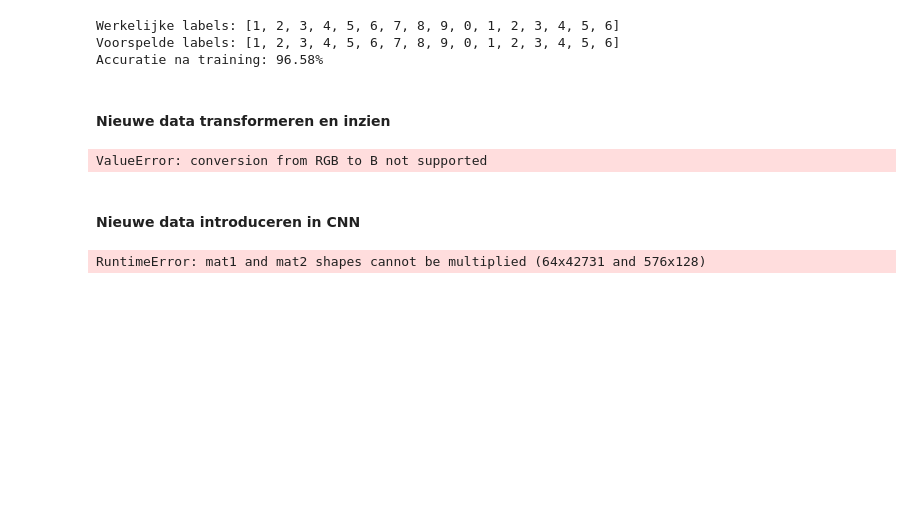
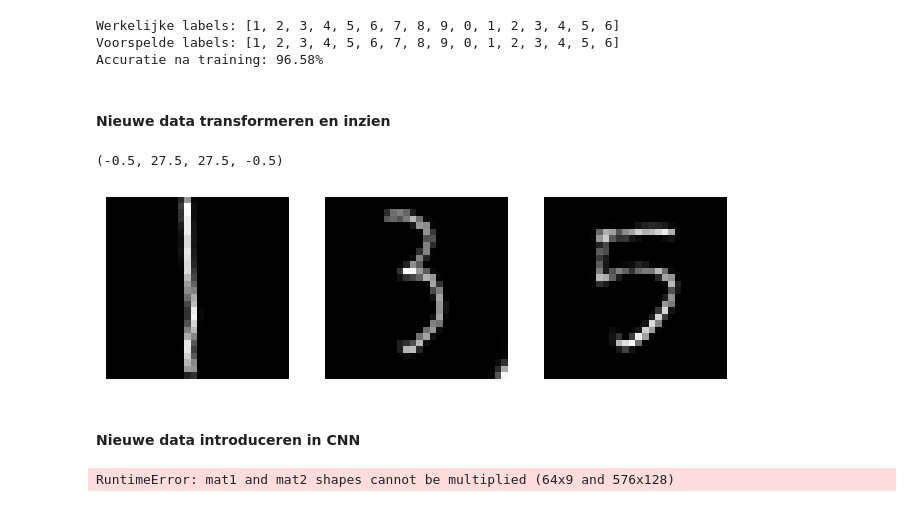
Before and after one commit to Boris2004/Neuraal_Netwerk_Project, a Jupyter notebook: CNN_model.ipynb, the cells around one changed output. Drawn from its saved outputs; the diff is of its cells as text; code cells hidden in the pictures; blank space fills up the shorter version.

```diff
--- a/CNN_model.ipynb
+++ b/CNN_model.ipynb
@@ -163,36 +172,42 @@ Accuratie na training: 96.58%
 Nummer1 =  Image.open("Afbeeldingen/Nummer1.jpg").convert("L")
 Nummer3 =  Image.open("Afbeeldingen/Nummer3.jpg").convert("L")
 Nummer5 =  Image.open("Afbeeldingen/Nummer5.jpg").convert("L")
 
 transform = transforms.Compose([
     transforms.Grayscale(num_output_channels=1),
+    transforms.RandomInvert(p=1),
     transforms.Resize((28, 28)),
-    transforms.RandomInvert(p=1),
     transforms.ToTensor(),
-    transforms.Lambda(lambda x: (x > 0.536).float()), #Fix dit
     transforms.Normalize((0.1307,), (0.3081))
 ])
 
 def afbeelding_transformeren(afbeelding):
+    #Afbeelding binariseren
+    afbeelding = np.array(afbeelding)
+    afbeelding = (afbeelding > 90) * 255
+    afbeelding = Image.fromarray(afbeelding.astype(np.uint8))
+
+    #Afbeelding verder transformeren
     afbeelding = transform(afbeelding)
     afbeelding = afbeelding.squeeze(0).numpy()
     return afbeelding
 
 Nummer1 = afbeelding_transformeren(Nummer1)
 Nummer3 = afbeelding_transformeren(Nummer3)
 Nummer5 = afbeelding_transformeren(Nummer5)
 
 fig, axes = plt.subplots(1, 3, figsize=(8,4))
 axes[0].imshow(Nummer1, cmap='gray')
 axes[0].axis('off')
 
 axes[1].imshow(Nummer3, cmap='gray')
 axes[1].axis('off')
 
 axes[2].imshow(Nummer5, cmap='gray')
 axes[2].axis('off')
 # %% [output]
-ValueError: conversion from RGB to B not supported
+(-0.5, 27.5, 27.5, -0.5)
+[figure, added]
 # %%
 def afbeelding_verwerken(afbeelding):
     afbeelding = torch.tensor(afbeelding, dtype=torch.float32)
@@ -208,7 +223,7 @@ Nummer5 = afbeelding_verwerken(Nummer5)
 # %%
 model.eval()
 with torch.no_grad():
-    test_output = model(Nummer3)
+    test_output = model(Nummer5)
     zekerheidsgraad = torch.softmax(test_output, dim=1)
     voorspelling = torch.argmax(zekerheidsgraad, 1).item()
     zekerheid = zekerheidsgraad[0][voorspelling].item()
@@ -216,4 +231,4 @@ with torch.no_grad():
     print(f"Het model denkt dat dit cijfer een {voorspelling} is met een zekerheidsgraad van {zekerheid:.4f}!")
     print(test_output)
 # %% [output]
-RuntimeError: mat1 and mat2 shapes cannot be multiplied (64x42731 and 576x128)
+RuntimeError: mat1 and mat2 shapes cannot be multiplied (64x9 and 576x128)
```
Also changed, not shown: parts of 4 cells of this notebook.
